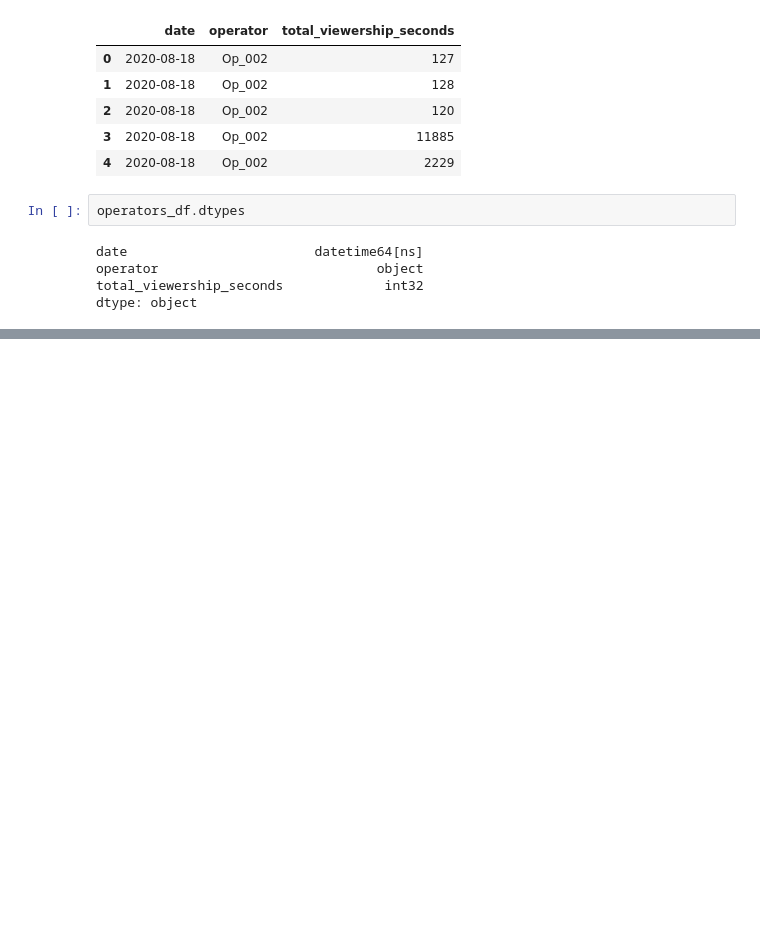
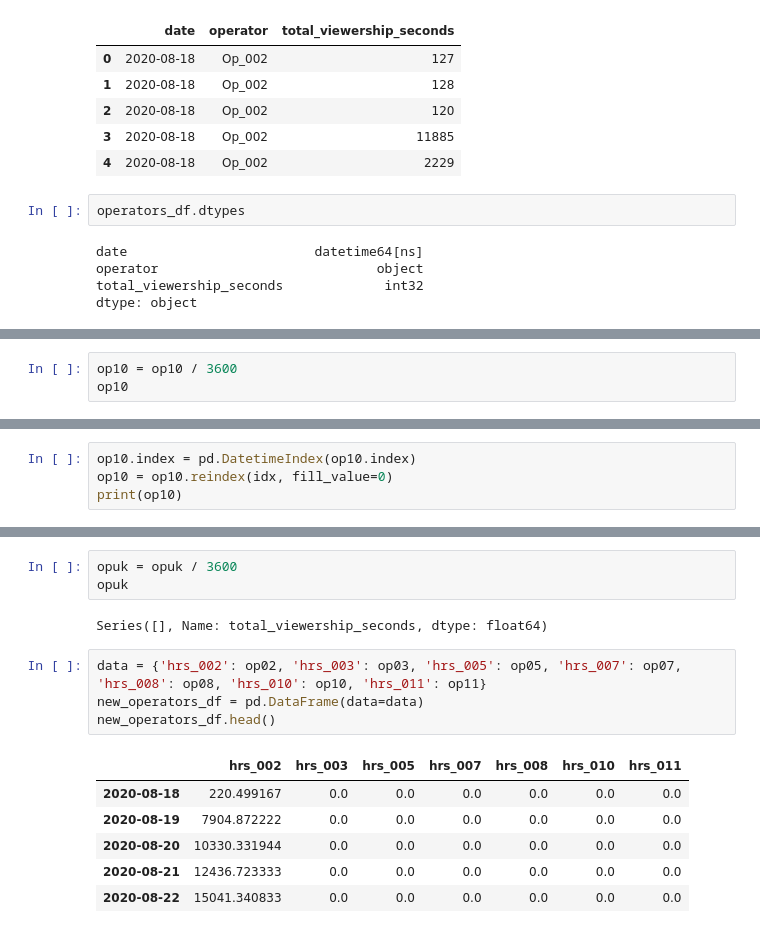
Before and after one commit to Peter-Nguyen96/Capstone-Project-Analytics-Dashboard-and-ML-Model, a Jupyter notebook: Initial EDA/Plots_Viewership.ipynb, the cells around one changed output, grey strips where cells are left out. Saved outputs shown, nothing was run; the diff lists cells and outputs as text; blank space fills up the shorter version.

```diff
--- a/Initial EDA/Plots_Viewership.ipynb
+++ b/Initial EDA/Plots_Viewership.ipynb
@@ -1000,0 +1185,3 @@ dtype: object
+# %%
+op10 = op10 / 3600
+op10
@@ -1000,0 +1201,4 @@ dtype: object
+# %%
+op10.index = pd.DatetimeIndex(op10.index)
+op10 = op10.reindex(idx, fill_value=0)
+print(op10)
@@ -1000,0 +1251,16 @@ dtype: object
+# %%
+opuk = opuk / 3600
+opuk
+# %% [output]
+Series([], Name: total_viewership_seconds, dtype: float64)
+# %%
+data = {'hrs_002': op02, 'hrs_003': op03, 'hrs_005': op05, 'hrs_007': op07, 'hrs_008': op08, 'hrs_010': op10, 'hrs_011': op11}
+new_operators_df = pd.DataFrame(data=data)
+new_operators_df.head()
+# %% [output]
+|  | hrs_002 | hrs_003 | hrs_005 | hrs_007 | hrs_008 | hrs_010 | hrs_011 |
+| 2020-08-18 | 220.499167 | 0.0 | 0.0 | 0.0 | 0.0 | 0.0 | 0.0 |
+| 2020-08-19 | 7904.872222 | 0.0 | 0.0 | 0.0 | 0.0 | 0.0 | 0.0 |
+| 2020-08-20 | 10330.331944 | 0.0 | 0.0 | 0.0 | 0.0 | 0.0 | 0.0 |
+| 2020-08-21 | 12436.723333 | 0.0 | 0.0 | 0.0 | 0.0 | 0.0 | 0.0 |
+| 2020-08-22 | 15041.340833 | 0.0 | 0.0 | 0.0 | 0.0 | 0.0 | 0.0 |
```
Also changed, not shown: parts of 24 cells of this notebook.
